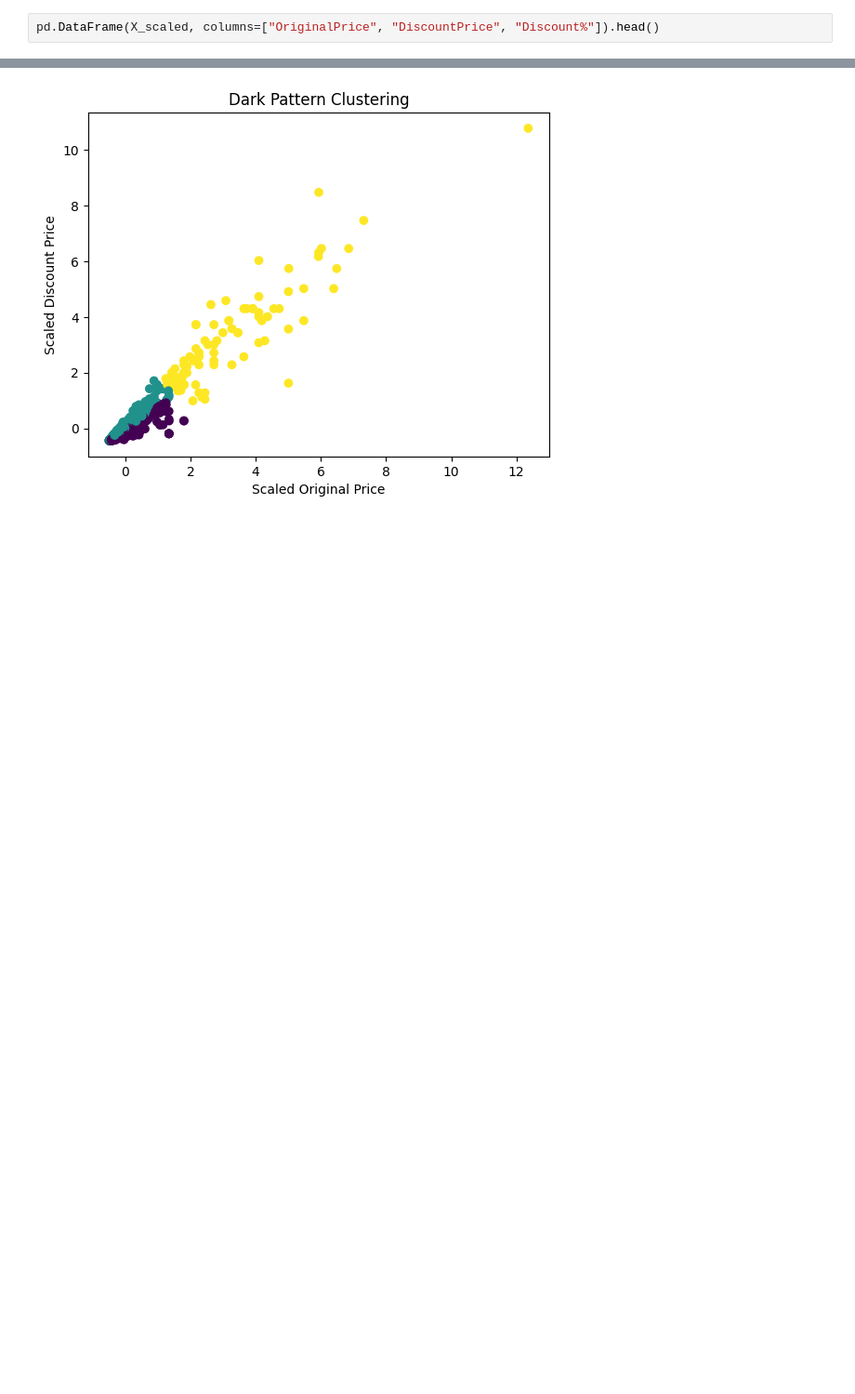
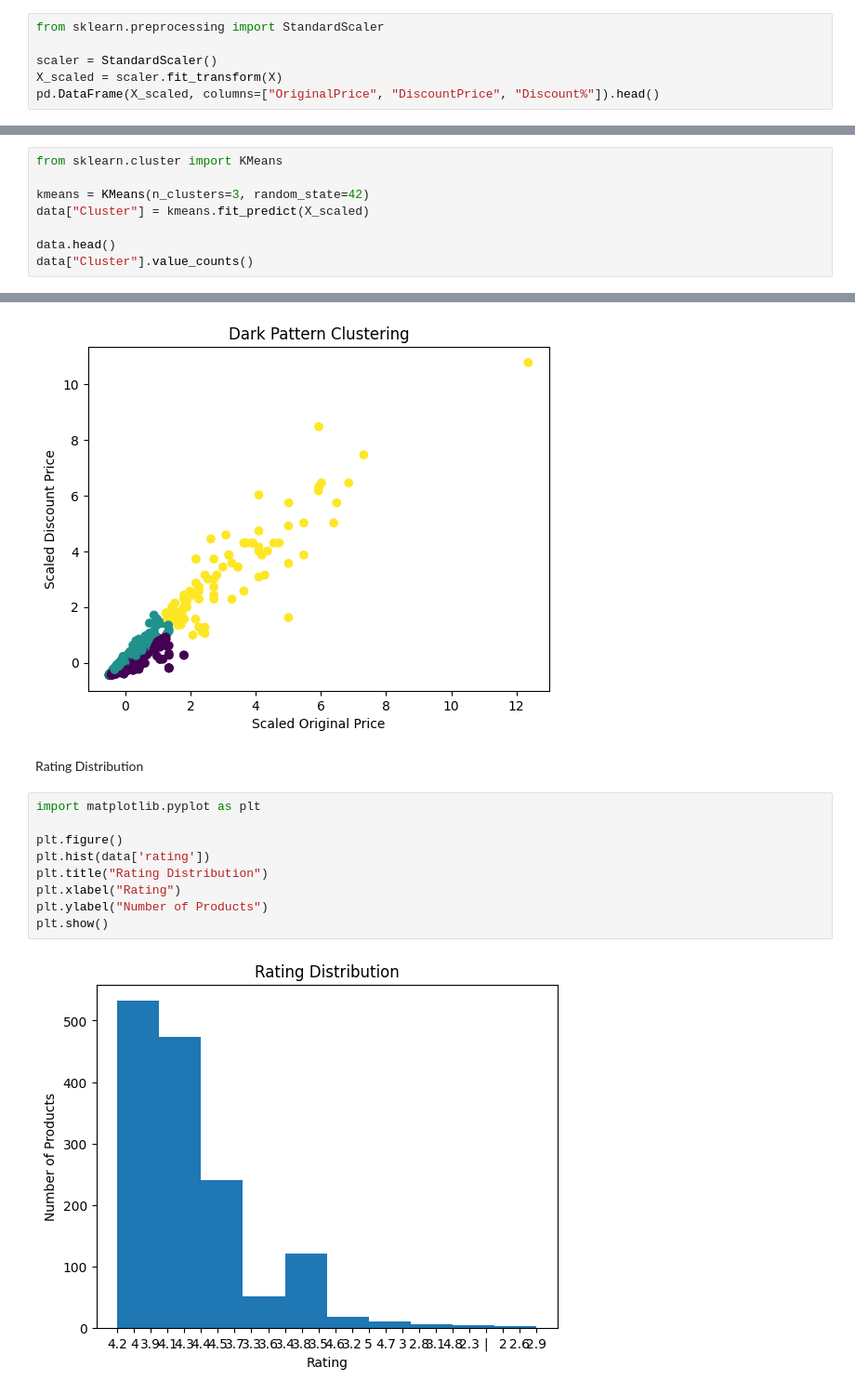
Before and after one commit to dmahakal2006/AI-Job-Description-git-clone-https-github.com-username-project, a Jupyter notebook: DM PROJECT .ipynb, the cells around one changed output, grey strips where cells are left out. Shown at 93% size. Cells and saved outputs as stored; diff of their text form; blank space fills up the shorter version.

```diff
--- a/DM PROJECT .ipynb
+++ b/DM PROJECT .ipynb
@@ -123,6 +123,10 @@ X.head()
 
 Scaling
 # %%
+from sklearn.preprocessing import StandardScaler
+
+scaler = StandardScaler()
+X_scaled = scaler.fit_transform(X)
 pd.DataFrame(X_scaled, columns=["OriginalPrice", "DiscountPrice", "Discount%"]).head()
 # %% [output]
 |  | OriginalPrice | DiscountPrice | Discount% |
@@ -145,0 +140,8 @@ dtype: int64
+# %%
+from sklearn.cluster import KMeans
+
+kmeans = KMeans(n_clusters=3, random_state=42)
+data["Cluster"] = kmeans.fit_predict(X_scaled)
+
+data.head()
+data["Cluster"].value_counts()
@@ -181,3 +190,16 @@ plt.ylabel("Scaled Discount Price")
 plt.show()
 # %% [output]
 [figure]
+# %% [markdown]
+Rating Distribution
+# %%
+import matplotlib.pyplot as plt
+
+plt.figure()
+plt.hist(data['rating'])
+plt.title("Rating Distribution")
+plt.xlabel("Rating")
+plt.ylabel("Number of Products")
+plt.show()
+# %% [output]
+[figure, added]
```
Also changed, not shown: parts of 12 cells of this notebook.
